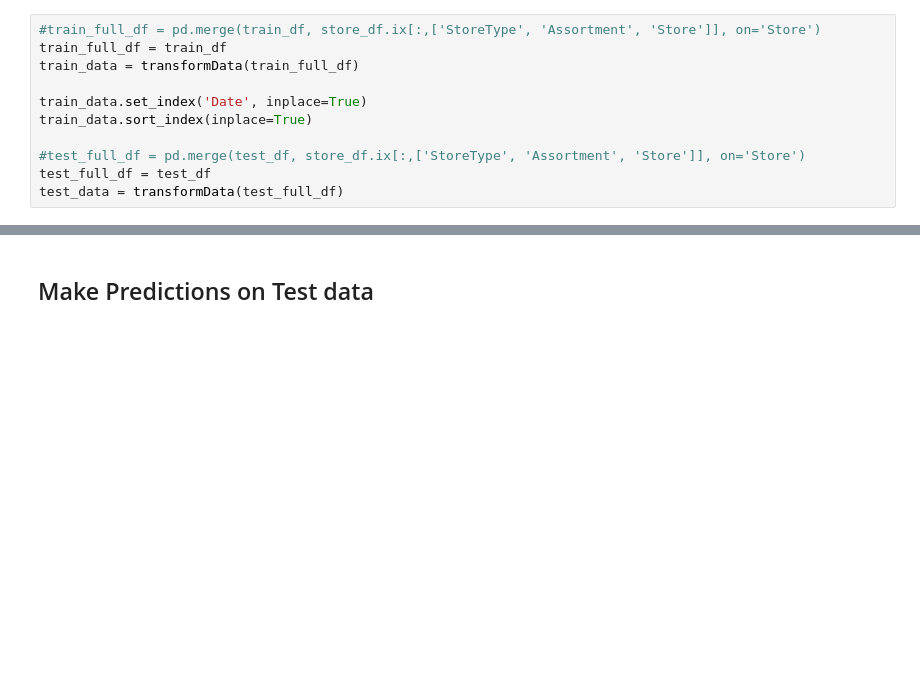
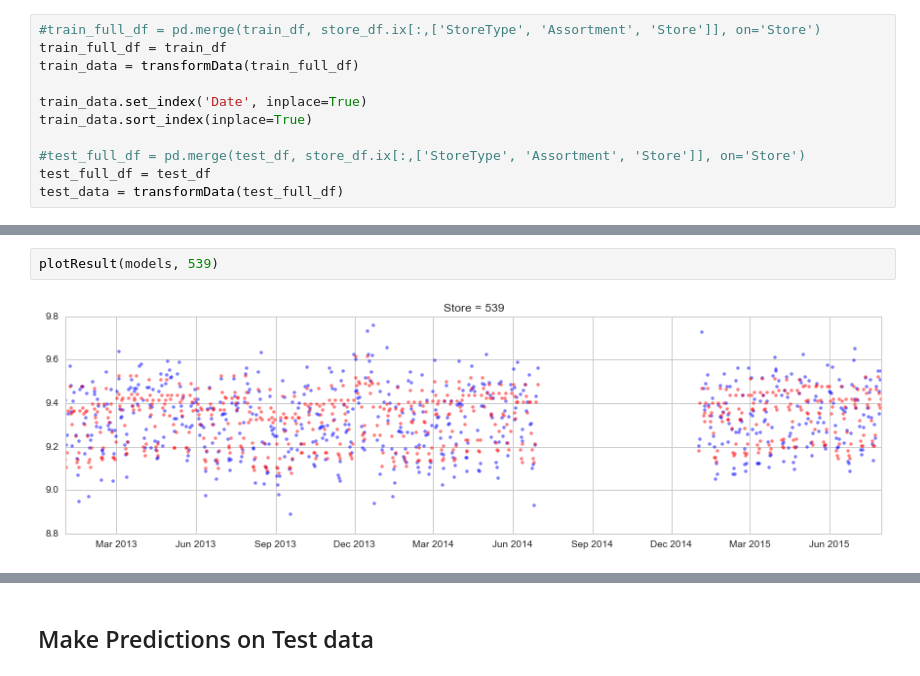
Before and after one commit to rocket-ron/kaggle, a Jupyter notebook: rossman/Predict_3.ipynb, the cells around one changed output, grey strips where cells are left out. Cells and saved outputs as stored; diff of their text form; blank space fills up the shorter version.

```diff
--- a/rossman/Predict_3.ipynb
+++ b/rossman/Predict_3.ipynb
@@ -181,0 +215,4 @@ SVR(C=1.0, cache_size=200, coef0=0.0, degree=3, epsilon=0.1, gamma='auto',
+# %%
+plotResult(models, 539)
+# %% [output]
+[figure, added]
```
Also changed, not shown: parts of 16 cells of this notebook, 1 other file.
